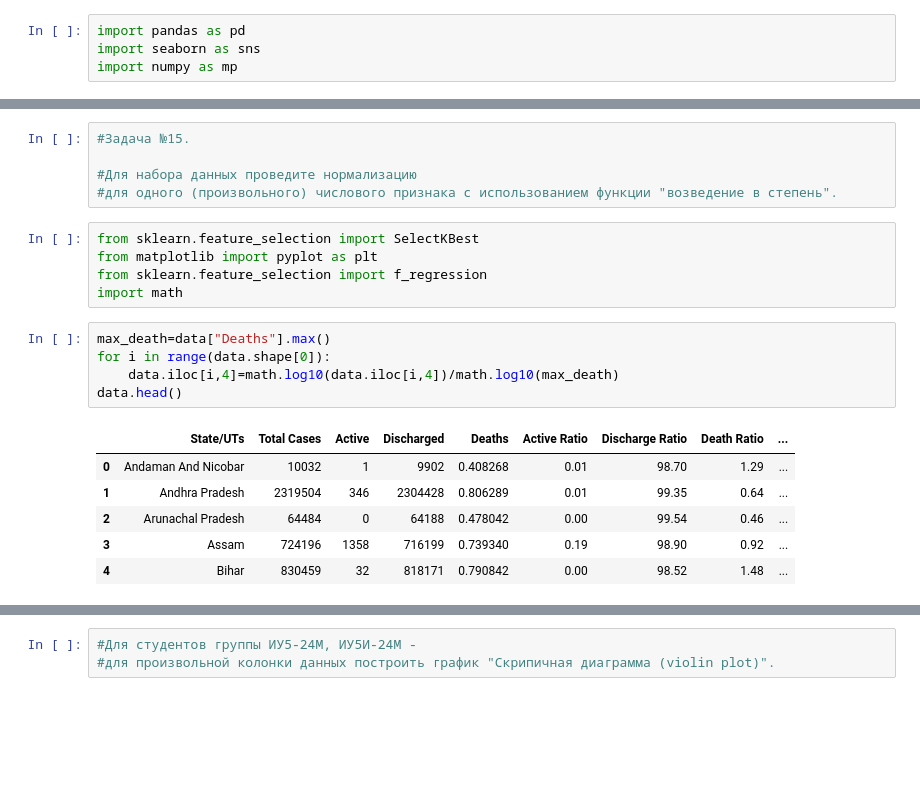
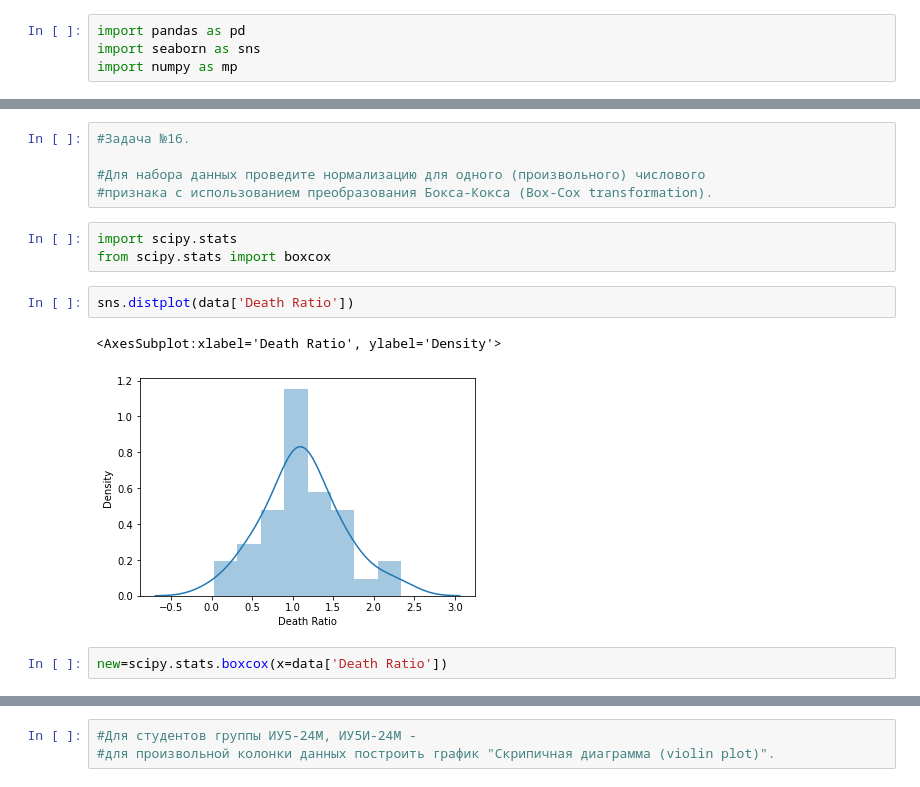
Before and after one commit to wh336699/pk1, a Jupyter notebook: рк1.ipynb, the cells around one changed output, grey strips where cells are left out. Saved outputs shown, nothing was run; the diff lists cells and outputs as text; blank space fills up the shorter version.

```diff
--- a/рк1.ipynb
+++ b/рк1.ipynb
@@ -46,24 +46,17 @@ Data columns (total 9 columns):
 dtypes: float64(3), int64(5), object(1)
 memory usage: 2.7+ KB
 # %%
-#Задача №15.
+#Задача №16.
 
-#Для набора данных проведите нормализацию
-#для одного (произвольного) числового признака с использованием функции "возведение в степень".
+#Для набора данных проведите нормализацию для одного (произвольного) числового
+#признака с использованием преобразования Бокса-Кокса (Box-Cox transformation).
-# %%
-from sklearn.feature_selection import SelectKBest
-from matplotlib import pyplot as plt
-from sklearn.feature_selection import f_regression
-import math
 # %%
-max_death=data["Deaths"].max()
-for i in range(data.shape[0]):
-    data.iloc[i,4]=math.log10(data.iloc[i,4])/math.log10(max_death)
-data.head()
+import scipy.stats
+from scipy.stats import boxcox
-# %% [output]
-|  | State/UTs | Total Cases | Active | Discharged | Deaths | Active Ratio | Discharge Ratio | Death Ratio | ... |
-| 0 | Andaman And Nicobar | 10032 | 1 | 9902 | 0.408268 | 0.01 | 98.70 | 1.29 | ... |
-| 1 | Andhra Pradesh | 2319504 | 346 | 2304428 | 0.806289 | 0.01 | 99.35 | 0.64 | ... |
-| 2 | Arunachal Pradesh | 64484 | 0 | 64188 | 0.478042 | 0.00 | 99.54 | 0.46 | ... |
-| 3 | Assam | 724196 | 1358 | 716199 | 0.739340 | 0.19 | 98.90 | 0.92 | ... |
-| 4 | Bihar | 830459 | 32 | 818171 | 0.790842 | 0.00 | 98.52 | 1.48 | ... |
+# %%
+sns.distplot(data['Death Ratio'])
+# %% [output]
+<AxesSubplot:xlabel='Death Ratio', ylabel='Density'>
+[figure, added]
+# %%
+new=scipy.stats.boxcox(x=data['Death Ratio'])
```
Also changed, not shown: parts of 14 cells of this notebook.
